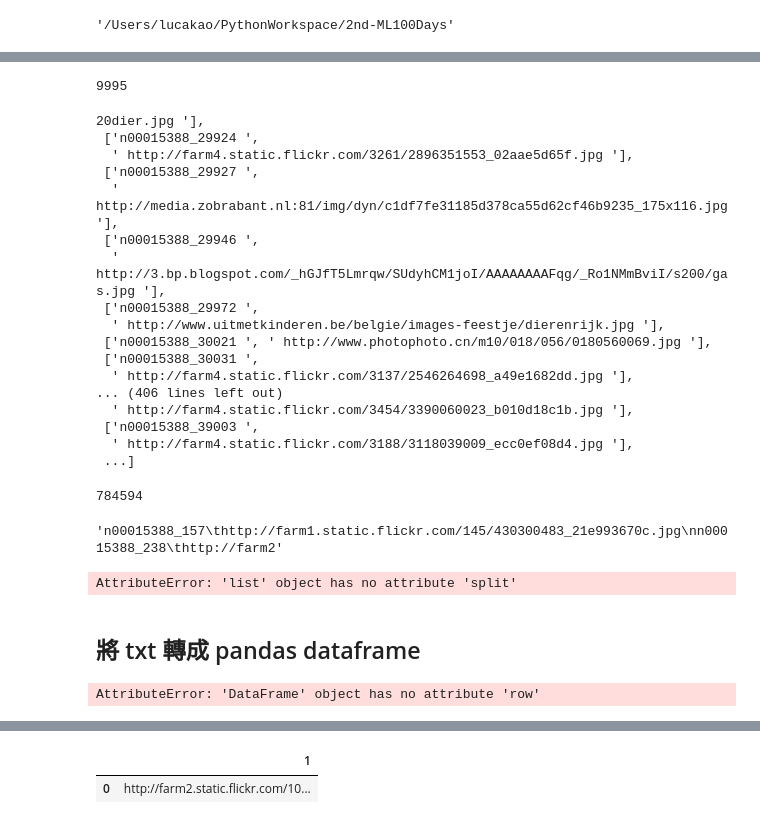
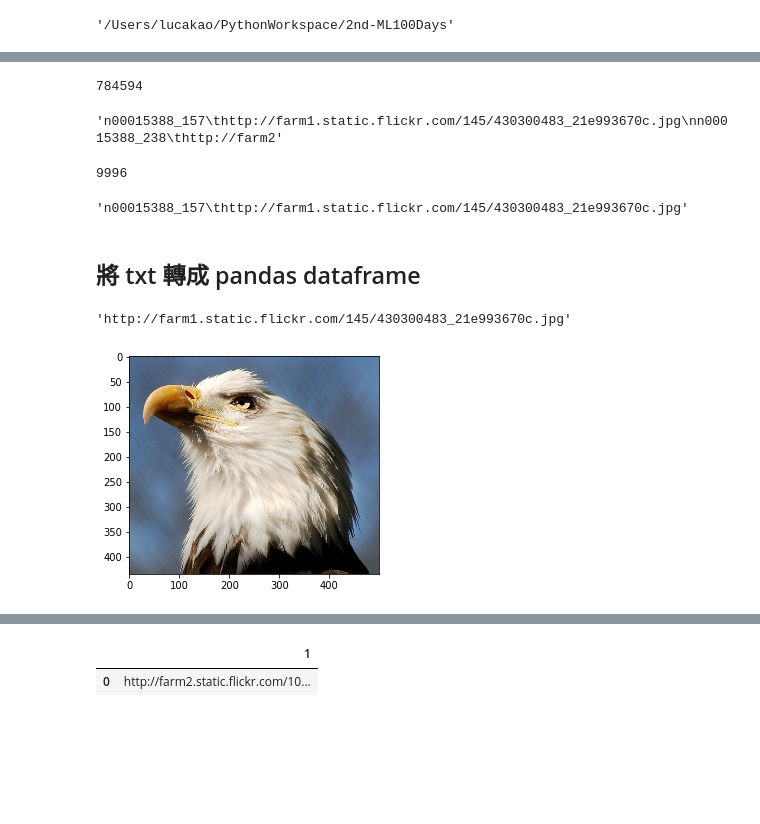
Before and after one commit to lars10192002/2nd-ML100Days, a Jupyter notebook: homework/day03/Day_003-2_HW.ipynb, the cells around one changed output, grey strips where cells are left out. Drawn from its saved outputs; the diff is of its cells as text; code cells hidden in the pictures; blank space fills up the shorter version.

```diff
--- a/homework/day03/Day_003-2_HW.ipynb
+++ b/homework/day03/Day_003-2_HW.ipynb
@@ -45,32 +23,3 @@ pg\n', 'n00433802_2920\thttp://www.judnick.com/images/Gymnastics_NorthKorea_Song
-# %%
-import pandas as pd
-data =[]
-with open(path, 'r') as f :
-    for line in f:
-        line = line.replace('\t', ' , ')
-        line = line.replace('\n', ' ').split(',')
-        data.append(line)
-print(len(data))
-data
-# %% [output]
-9995
-20dier.jpg '],
- ['n00015388_29924 ',
-  ' http://farm4.static.flickr.com/3261/2896351553_02aae5d65f.jpg '],
- ['n00015388_29927 ',
-  ' http://media.zobrabant.nl:81/img/dyn/c1df7fe31185d378ca55d62cf46b9235_175x116.jpg '],
- ['n00015388_29946 ',
-  ' http://3.bp.blogspot.com/_hGJfT5Lmrqw/SUdyhCM1joI/AAAAAAAAFqg/_Ro1NMmBviI/s200/gas.jpg '],
- ['n00015388_29972 ',
-  ' http://www.uitmetkinderen.be/belgie/images-feestje/dierenrijk.jpg '],
- ['n00015388_30021 ', ' http://www.photophoto.cn/m10/018/056/0180560069.jpg '],
- ['n00015388_30031 ',
-  ' http://farm4.static.flickr.com/3137/2546264698_a49e1682dd.jpg '],
-... (406 lines left out)
-  ' http://farm4.static.flickr.com/3454/3390060023_b010d18c1b.jpg '],
- ['n00015388_39003 ',
-  ' http://farm4.static.flickr.com/3188/3118039009_ecc0ef08d4.jpg '],
- ...]
 # %%
 
 ## 假如我們不想把資料載到自己的電腦裡?
@@ -90,22 +39,43 @@ data[0:100]
 'n00015388_157\thttp://farm1.static.flickr.com/145/430300483_21e993670c.jpg\nn00015388_238\thttp://farm2'
 # %%
 # 找到換行符號，用該符號做字串分割後，把它拿掉
-split_tag = '\t'
+split_tag = '\n'
 
 data = data.split(split_tag)
 print(len(data))
-data
+data[0]
 # %% [output]
-AttributeError: 'list' object has no attribute 'split'
+9996
+'n00015388_157\thttp://farm1.static.flickr.com/145/430300483_21e993670c.jpg'
 # %% [markdown]
 ## 將 txt 轉成 pandas dataframe
-# %%
-import pandas as pd
-
-
-df = pd.DataFrame(data[1:])
-df.drop(df.row[0], axis=1)
-
-df.head(5)
-# %% [output]
-AttributeError: 'DataFrame' object has no attribute 'row'
+# %%
+import pandas as pd
+arr_data = []
+for d in data :
+    line = d.split('\t')
+    arr_data.append(line)
+df = pd.DataFrame(arr_data)
+# df.head(5)
+first_link = df.loc[0,1]
+first_link
+# %% [output]
+'http://farm1.static.flickr.com/145/430300483_21e993670c.jpg'
+# %%
+## 讀取圖片，請讀取上面 data frame 中的前 5 張圖片
+from PIL import Image
+from io import BytesIO
+import numpy as np
+import matplotlib.pyplot as plt
+
+# 請用 df.loc[...] 得到第一筆資料的連結
+first_link = df.loc[0,1]
+response = requests.get(first_link)
+img = Image.open(BytesIO(response.content))
+
+# Convert img to numpy array
+
+plt.imshow(img)
+plt.show()
+# %% [output]
+[figure, added]
```
Also changed, not shown: parts of 10 cells of this notebook, 5 other files.
